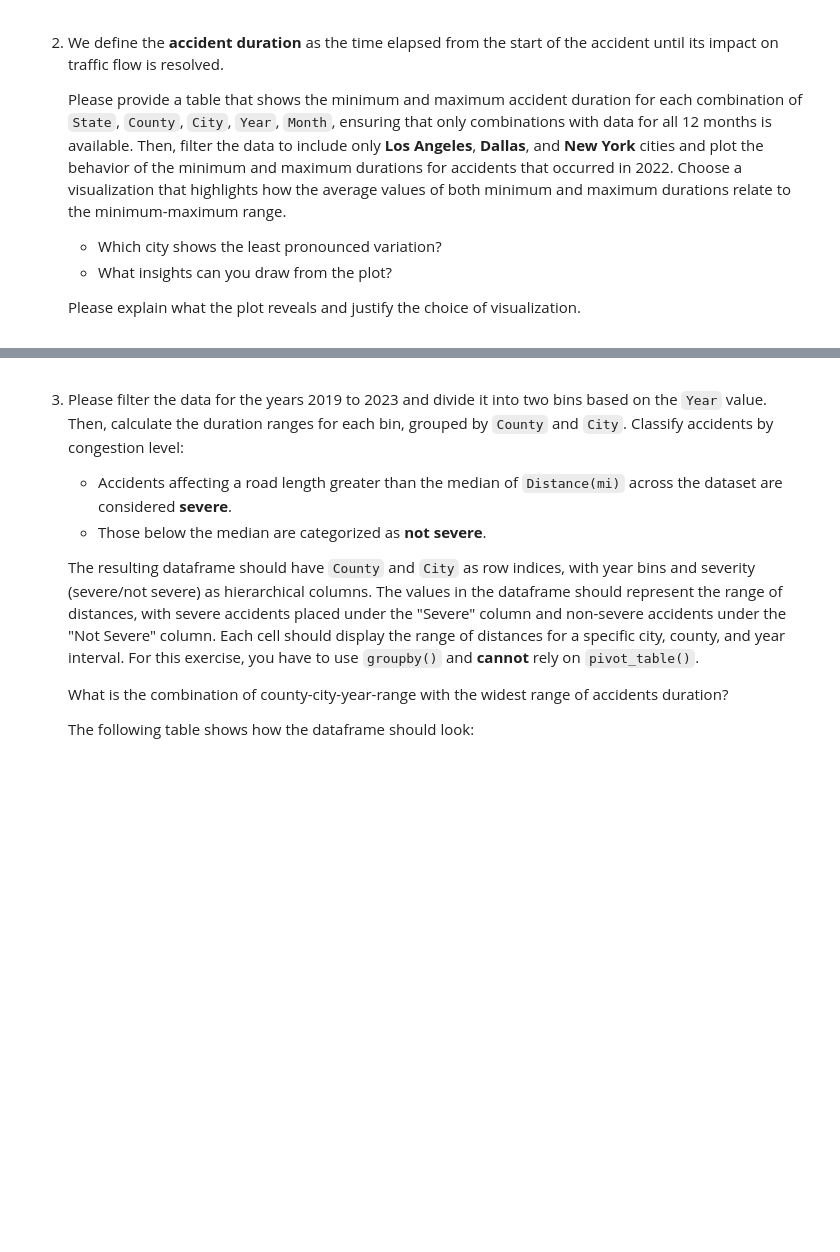
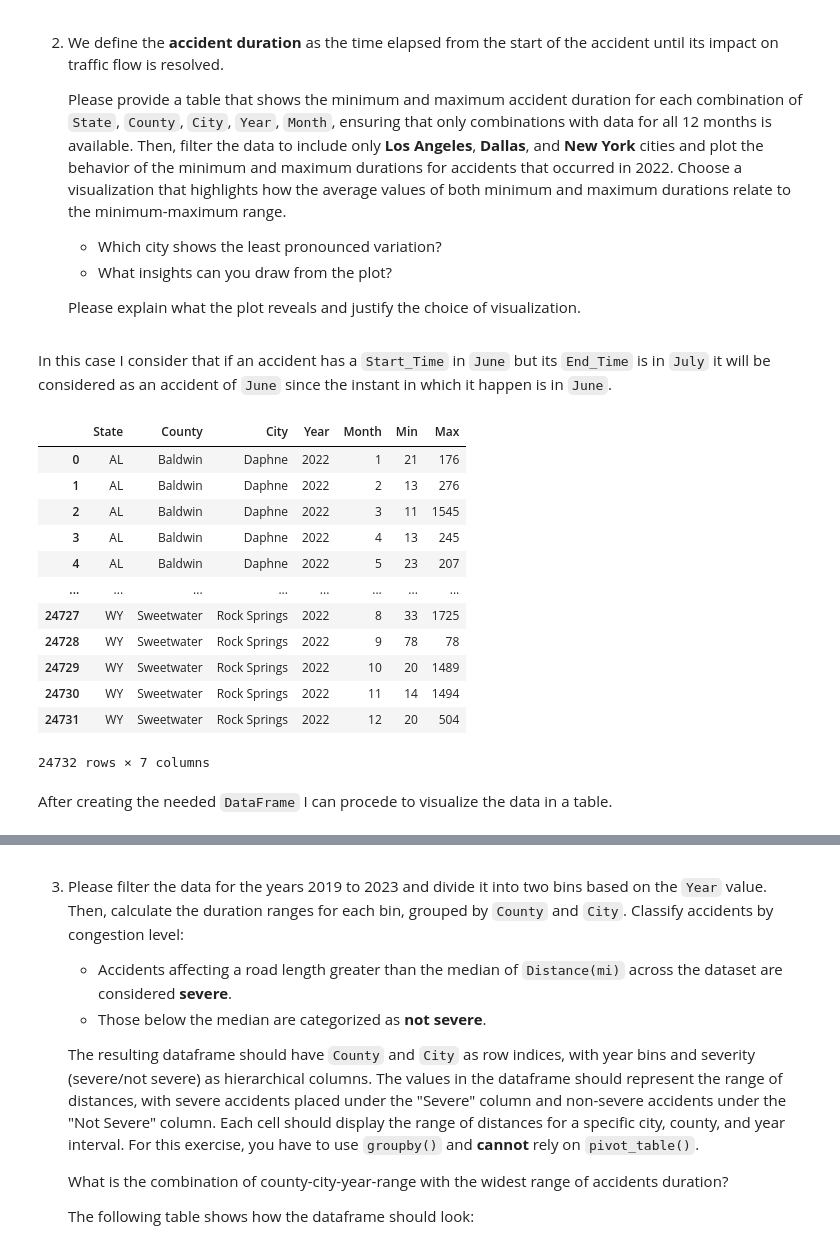
Before and after one commit to MattiaBiancini/Visual-Analytics, a Jupyter notebook: Assignment1/Assignment1.ipynb, the cells around one changed output, grey strips where cells are left out. Cells and saved outputs as stored; diff of their text form; code cells hidden in the pictures; blank space fills up the shorter version.

```diff
--- a/Assignment1/Assignment1.ipynb
+++ b/Assignment1/Assignment1.ipynb
@@ -668,3 +671,33 @@ As we can see from the plot `Miami` has the biggest **absolute** increment from
     - What insights can you draw from the plot?
 
     Please explain what the plot reveals and justify the choice of visualization.
+# %% [markdown]
+In this case I consider that if an accident has a `Start_Time` in `June` but its `End_Time` is in `July` it will be considered as an accident of `June` since the instant in which it happen is in `June`.
+# %%
+df_accidents['Month'] = df_accidents['Start_Time'].dt.month
+df_accidents['Duration'] = (df_accidents['End_Time'] - df_accidents['Start_Time']).dt.total_seconds() / 60
+df_accidents['Duration'] = df_accidents.Duration.apply(lambda x : int(x))
+
+df_accidents_sccym = df_accidents.groupby(['State', 'County', 'City', 'Year', 'Month'])['Duration'].agg(['min', 'max']).reset_index()
+df_accidents_sccym.rename(columns={'min' : 'Min', 'max': 'Max'}, inplace=True)
+
+valid_entries = df_accidents_sccym.groupby(['State', 'County', 'City', 'Year'])['Month'].nunique() == 12
+df_accidents_sccym = df_accidents_sccym.set_index(['State', 'County', 'City', 'Year']).loc[valid_entries].reset_index()
+
+df_accidents_sccym
+# %% [output]
+|  | State | County | City | Year | Month | Min | Max |
+| 0 | AL | Baldwin | Daphne | 2022 | 1 | 21 | 176 |
+| 1 | AL | Baldwin | Daphne | 2022 | 2 | 13 | 276 |
+| 2 | AL | Baldwin | Daphne | 2022 | 3 | 11 | 1545 |
+| 3 | AL | Baldwin | Daphne | 2022 | 4 | 13 | 245 |
+| 4 | AL | Baldwin | Daphne | 2022 | 5 | 23 | 207 |
+| ... | ... | ... | ... | ... | ... | ... | ... |
+| 24727 | WY | Sweetwater | Rock Springs | 2022 | 8 | 33 | 1725 |
+| 24728 | WY | Sweetwater | Rock Springs | 2022 | 9 | 78 | 78 |
+| 24729 | WY | Sweetwater | Rock Springs | 2022 | 10 | 20 | 1489 |
+| 24730 | WY | Sweetwater | Rock Springs | 2022 | 11 | 14 | 1494 |
+| 24731 | WY | Sweetwater | Rock Springs | 2022 | 12 | 20 | 504 |
+24732 rows × 7 columns
+# %% [markdown]
+After creating the needed `DataFrame` I can procede to visualize the data in a table.
```
Also changed, not shown: parts of 16 cells of this notebook.
